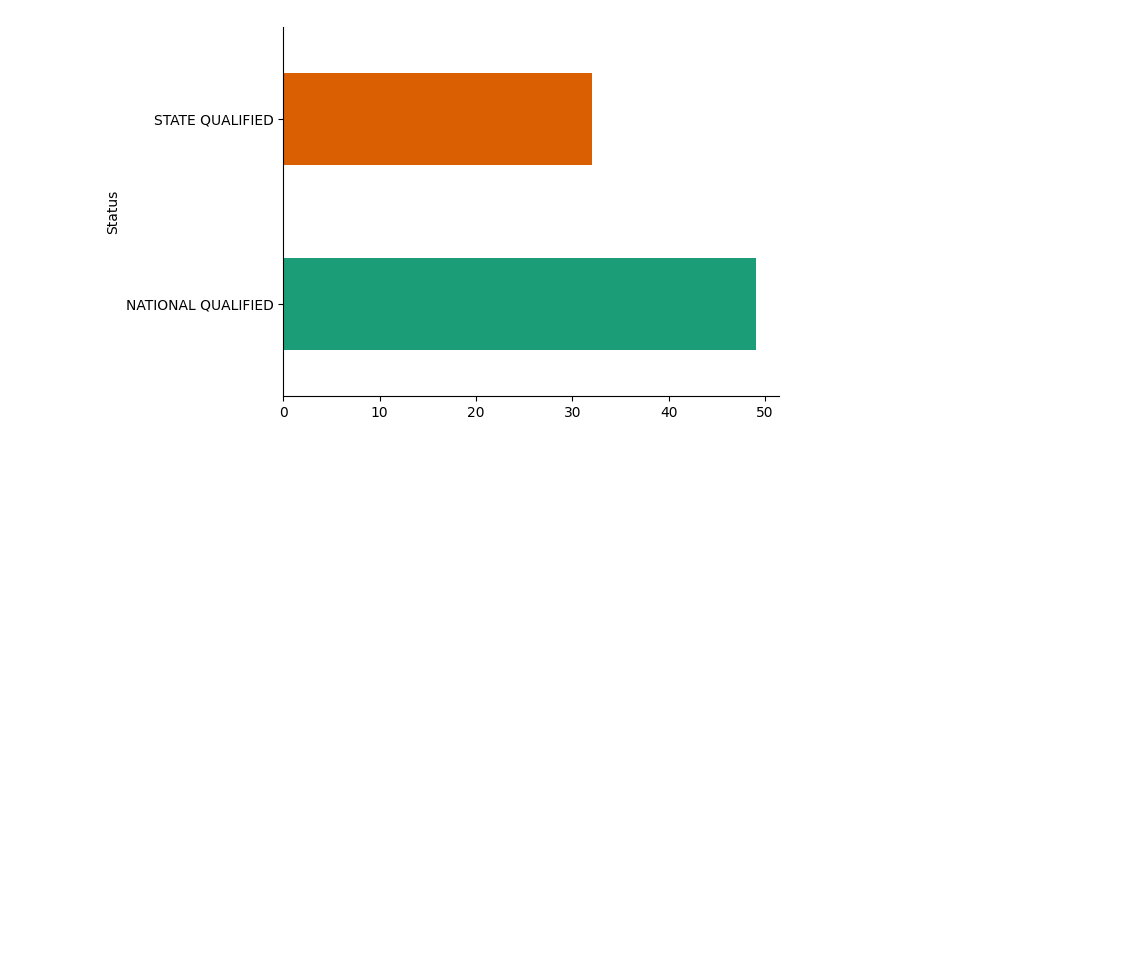
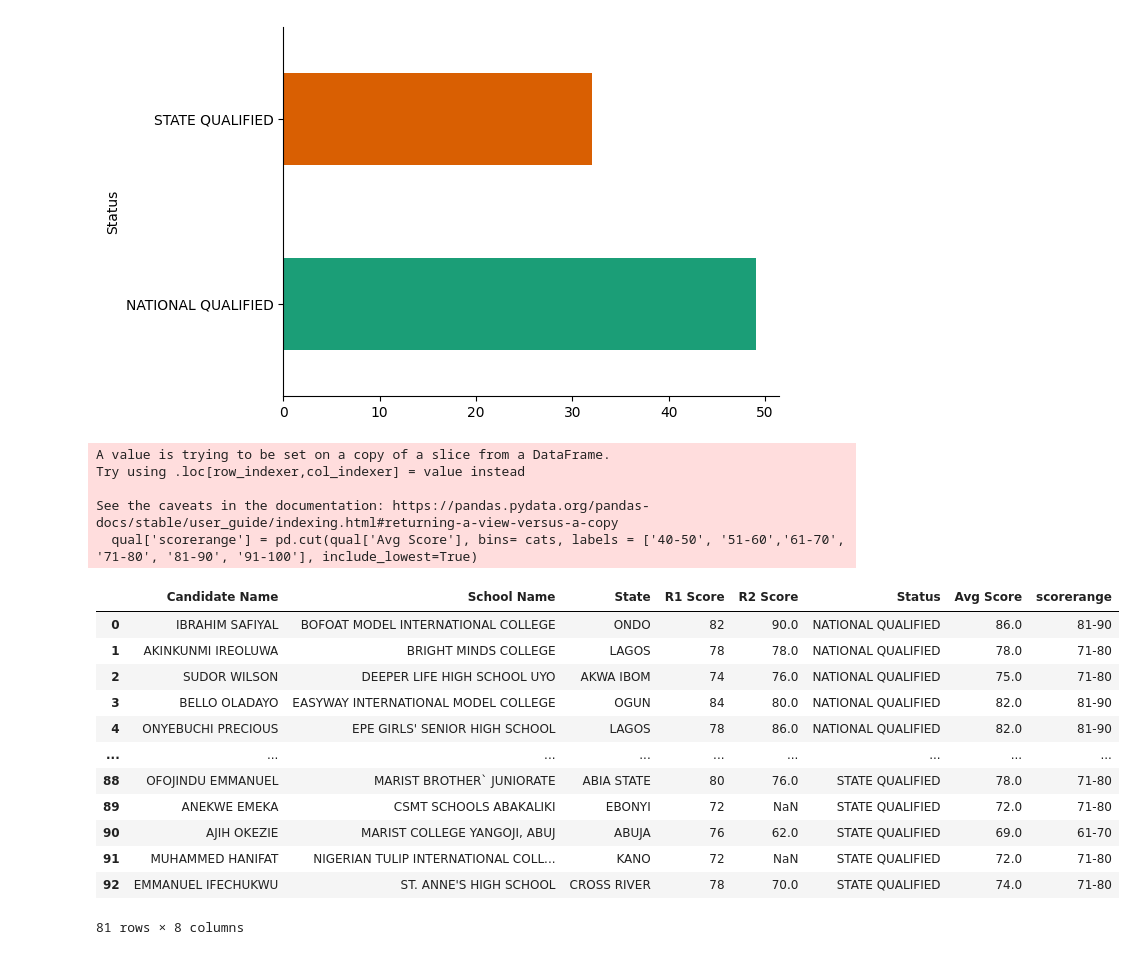
Before and after one commit to DeBanner/Data-Science, a Jupyter notebook: BrightestStudents_Analysis.ipynb, the cells around one changed output. Saved outputs shown, nothing was run; the diff lists cells and outputs as text; code cells hidden in the pictures; blank space fills up the shorter version.

```diff
--- a/BrightestStudents_Analysis.ipynb
+++ b/BrightestStudents_Analysis.ipynb
@@ -154,3 +134,26 @@ sorting1.groupby('Status').size().plot(kind='barh', color=sns.palettes.mpl_palet
 plt.gca().spines[['top', 'right',]].set_visible(False)
 # %% [output]
 [figure]
+# %%
+cats = [40, 50, 60, 70, 80, 90, 100]
+qual['scorerange'] = pd.cut(qual['Avg Score'], bins= cats, labels = ['40-50', '51-60','61-70', '71-80', '81-90', '91-100'], include_lowest=True)
+qual
+# %% [output]
+A value is trying to be set on a copy of a slice from a DataFrame.
+Try using .loc[row_indexer,col_indexer] = value instead
+
+See the caveats in the documentation: https://pandas.pydata.org/pandas-docs/stable/user_guide/indexing.html#returning-a-view-versus-a-copy
+  qual['scorerange'] = pd.cut(qual['Avg Score'], bins= cats, labels = ['40-50', '51-60','61-70', '71-80', '81-90', '91-100'], include_lowest=True)
+|  | Candidate Name | School Name | State | R1 Score | R2 Score | Status | Avg Score | scorerange |
+| 0 | IBRAHIM SAFIYAL | BOFOAT MODEL INTERNATIONAL COLLEGE | ONDO | 82 | 90.0 | NATIONAL QUALIFIED | 86.0 | 81-90 |
+| 1 | AKINKUNMI IREOLUWA | BRIGHT MINDS COLLEGE | LAGOS | 78 | 78.0 | NATIONAL QUALIFIED | 78.0 | 71-80 |
+| 2 | SUDOR WILSON | DEEPER LIFE HIGH SCHOOL UYO | AKWA IBOM | 74 | 76.0 | NATIONAL QUALIFIED | 75.0 | 71-80 |
+| 3 | BELLO OLADAYO | EASYWAY INTERNATIONAL MODEL COLLEGE | OGUN | 84 | 80.0 | NATIONAL QUALIFIED | 82.0 | 81-90 |
+| 4 | ONYEBUCHI PRECIOUS | EPE GIRLS' SENIOR HIGH SCHOOL | LAGOS | 78 | 86.0 | NATIONAL QUALIFIED | 82.0 | 81-90 |
+| ... | ... | ... | ... | ... | ... | ... | ... | ... |
+| 88 | OFOJINDU EMMANUEL | MARIST BROTHER` JUNIORATE | ABIA STATE | 80 | 76.0 | STATE QUALIFIED | 78.0 | 71-80 |
+| 89 | ANEKWE EMEKA | CSMT SCHOOLS ABAKALIKI | EBONYI | 72 | NaN | STATE QUALIFIED | 72.0 | 71-80 |
+| 90 | AJIH OKEZIE | MARIST COLLEGE YANGOJI, ABUJ | ABUJA | 76 | 62.0 | STATE QUALIFIED | 69.0 | 61-70 |
+| 91 | MUHAMMED HANIFAT | NIGERIAN TULIP INTERNATIONAL COLL... | KANO | 72 | NaN | STATE QUALIFIED | 72.0 | 71-80 |
+| 92 | EMMANUEL IFECHUKWU | ST. ANNE'S HIGH SCHOOL | CROSS RIVER | 78 | 70.0 | STATE QUALIFIED | 74.0 | 71-80 |
+81 rows × 8 columns
```
Also changed, not shown: parts of 4 cells of this notebook.
